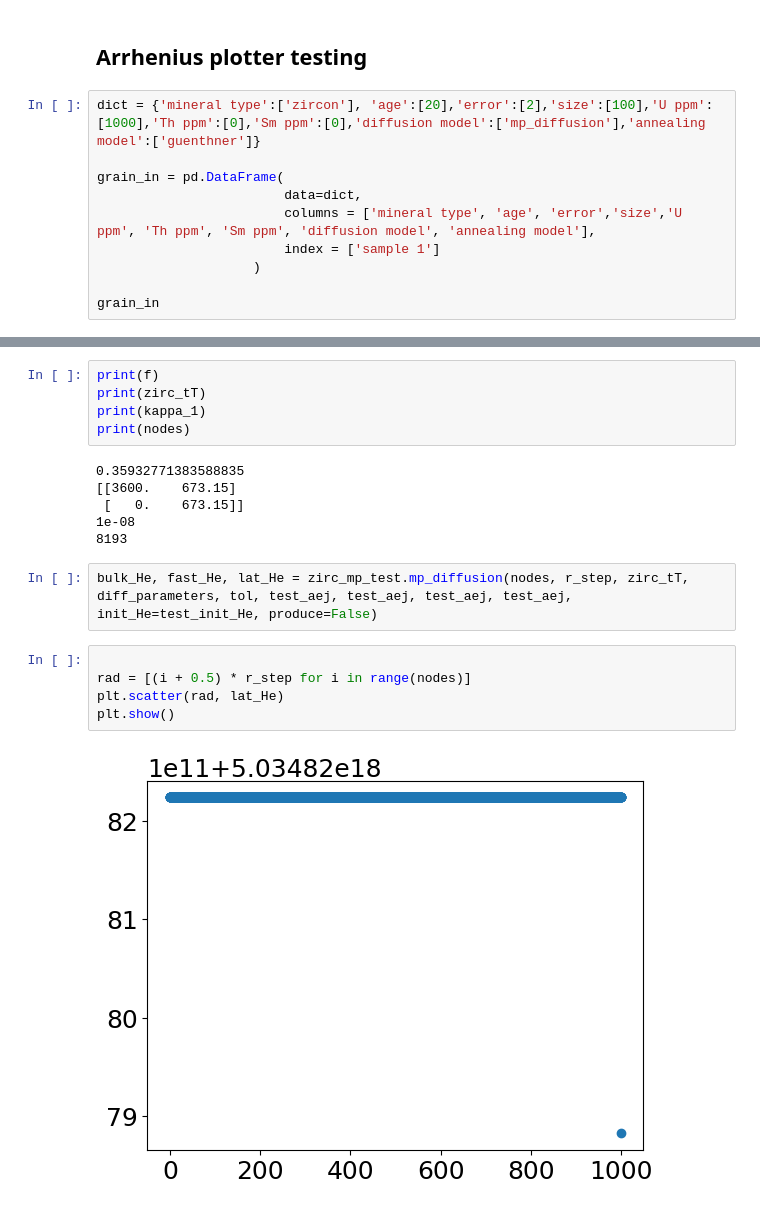
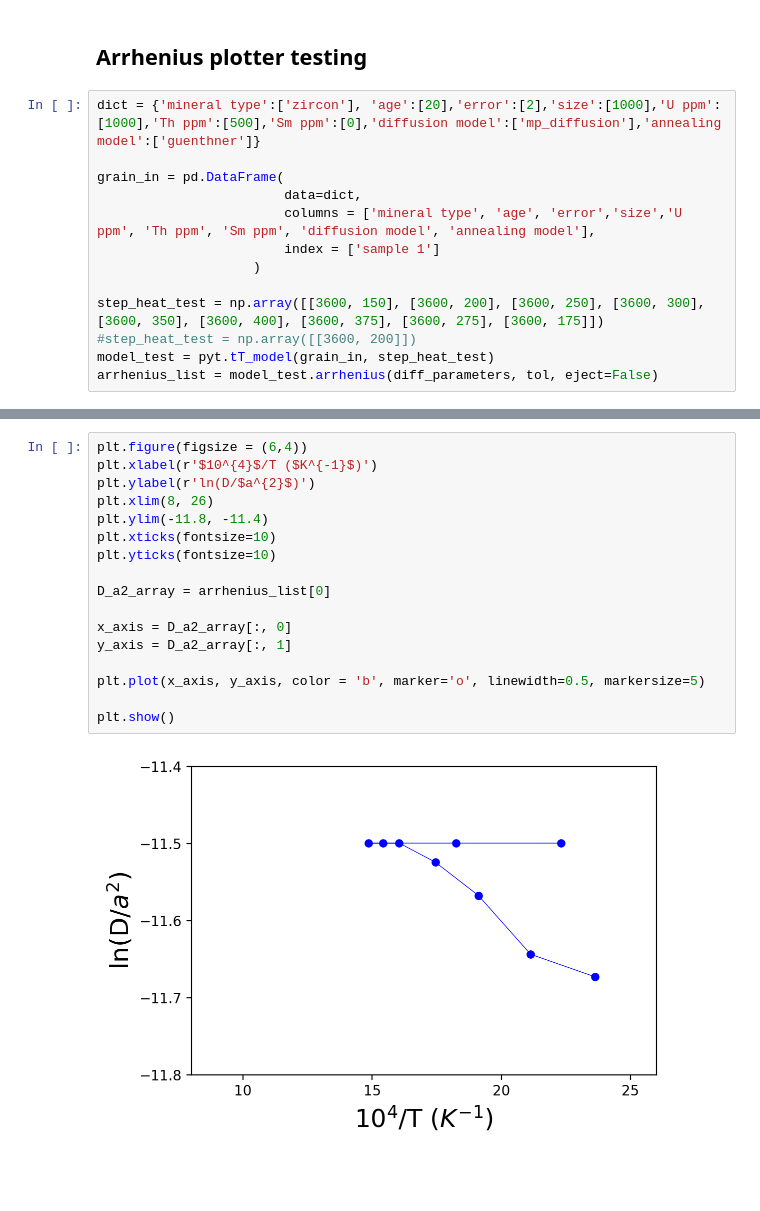
Before and after one commit to OpenThermochronology/PyThermo, a Jupyter notebook: sandbox/sandbox.ipynb, the cells around one changed output, grey strips where cells are left out. Cells and saved outputs as stored; diff of their text form; blank space fills up the shorter version.

Commit message:
finished arrhenius method in tT_model.py

```diff
--- a/sandbox/sandbox.ipynb
+++ b/sandbox/sandbox.ipynb
@@ -8,7 +201,7 @@ plt.rcParams.update({'font.size': 18})
 # %% [markdown]
 ## Arrhenius plotter testing
 # %%
-dict = {'mineral type':['zircon'], 'age':[20],'error':[2],'size':[100],'U ppm':[1000],'Th ppm':[0],'Sm ppm':[0],'diffusion model':['mp_diffusion'],'annealing model':['guenthner']}
+dict = {'mineral type':['zircon'], 'age':[20],'error':[2],'size':[1000],'U ppm':[1000],'Th ppm':[500],'Sm ppm':[0],'diffusion model':['mp_diffusion'],'annealing model':['guenthner']}
 
 grain_in = pd.DataFrame(
                         data=dict,
@@ -16,4 +209,7 @@ grain_in = pd.DataFrame(
                         index = ['sample 1']
                     )
 
-grain_in
+step_heat_test = np.array([[3600, 150], [3600, 200], [3600, 250], [3600, 300], [3600, 350], [3600, 400], [3600, 375], [3600, 275], [3600, 175]])
+#step_heat_test = np.array([[3600, 200]])
+model_test = pyt.tT_model(grain_in, step_heat_test)
+arrhenius_list = model_test.arrhenius(diff_parameters, tol, eject=False)
@@ -202,20 +216,19 @@ tol = 1e-4
-# %%
-print(f)
-print(zirc_tT)
-print(kappa_1)
-print(nodes)
-# %% [output]
-0.35932771383588835
-[[3600.    673.15]
- [   0.    673.15]]
-1e-08
-8193
-# %%
-bulk_He, fast_He, lat_He = zirc_mp_test.mp_diffusion(nodes, r_step, zirc_tT, diff_parameters, tol, test_aej, test_aej, test_aej, test_aej, init_He=test_init_He, produce=False)
-# %%
-
-rad = [(i + 0.5) * r_step for i in range(nodes)]
-plt.scatter(rad, lat_He)
-plt.show()
-# %% [output]
-[figure, removed]
+# %%
+plt.figure(figsize = (6,4))
+plt.xlabel(r'$10^{4}$/T ($K^{-1}$)')
+plt.ylabel(r'ln(D/$a^{2}$)')
+plt.xlim(8, 26)
+plt.ylim(-11.8, -11.4)
+plt.xticks(fontsize=10)
+plt.yticks(fontsize=10)
+
+D_a2_array = arrhenius_list[0]
+
+x_axis = D_a2_array[:, 0]
+y_axis = D_a2_array[:, 1]
+
+plt.plot(x_axis, y_axis, color = 'b', marker='o', linewidth=0.5, markersize=5)
+
+plt.show()
+# %% [output]
+[figure, added]
```
Also changed, not shown: parts of 13 cells of this notebook, 3 other files.
